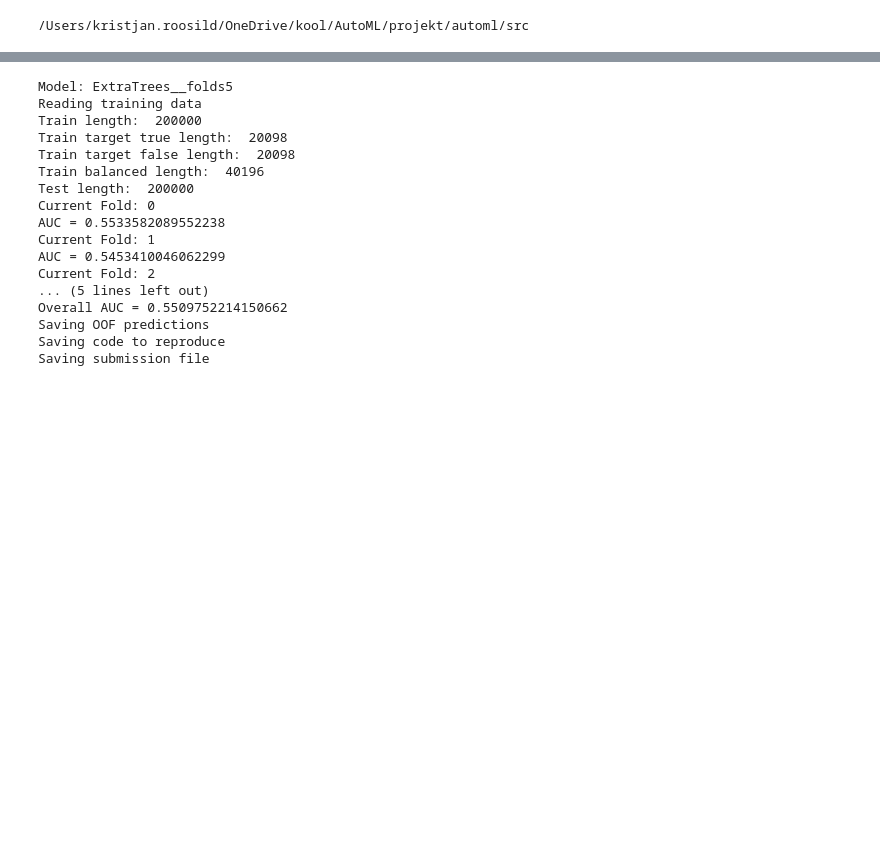
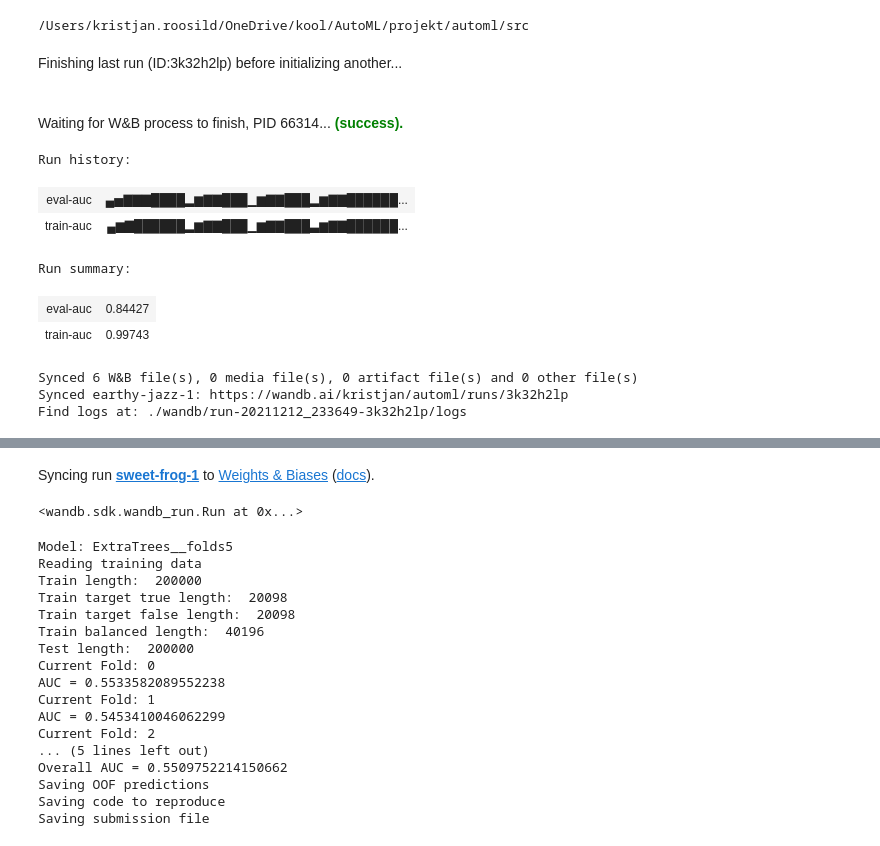
Before and after one commit to amatsin/automl, a Jupyter notebook: santander.ipynb, the cells around one changed output, grey strips where cells are left out. Drawn from its saved outputs; the diff is of its cells as text; code cells hidden in the pictures; blank space fills up the shorter version.

```diff
--- a/santander.ipynb
+++ b/santander.ipynb
@@ -9,3 +9,19 @@ import os
 module_path = os.path.abspath(os.path.join('..'))
 if module_path not in sys.path:
     sys.path.append(module_path + "\\src")
+# %%
+import wandb
+
+wandb.init(project="baseline", entity="kristjan")
+# %% [output]
+Finishing last run (ID:3k32h2lp) before initializing another...
+Waiting for W&B process to finish, PID 66314... (success).
+Run history:
+| eval-auc | ▄▅▇▇▇████▂▆▇▇███▁▆▇▇███▂▆▇▇██████... |
+| train-auc | ▄▆▇██████▂▆▇▇███▁▆▇▇███▃▆▇▇██████... |
+Run summary:
+| eval-auc | 0.84427 |
+| train-auc | 0.99743 |
+Synced 6 W&B file(s), 0 media file(s), 0 artifact file(s) and 0 other file(s)
+Synced earthy-jazz-1: https://wandb.ai/kristjan/automl/runs/3k32h2lp
+Find logs at: ./wandb/run-20211212_233649-3k32h2lp/logs
@@ -12,3 +29,5 @@ if module_path not in sys.path:
+Syncing run sweet-frog-1 to Weights & Biases (docs).
+<wandb.sdk.wandb_run.Run at 0x...>
 # %%
 import ExtraTrees
 # %% [output]
```
Also changed, not shown: parts of 2 cells of this notebook, 4 other files.
